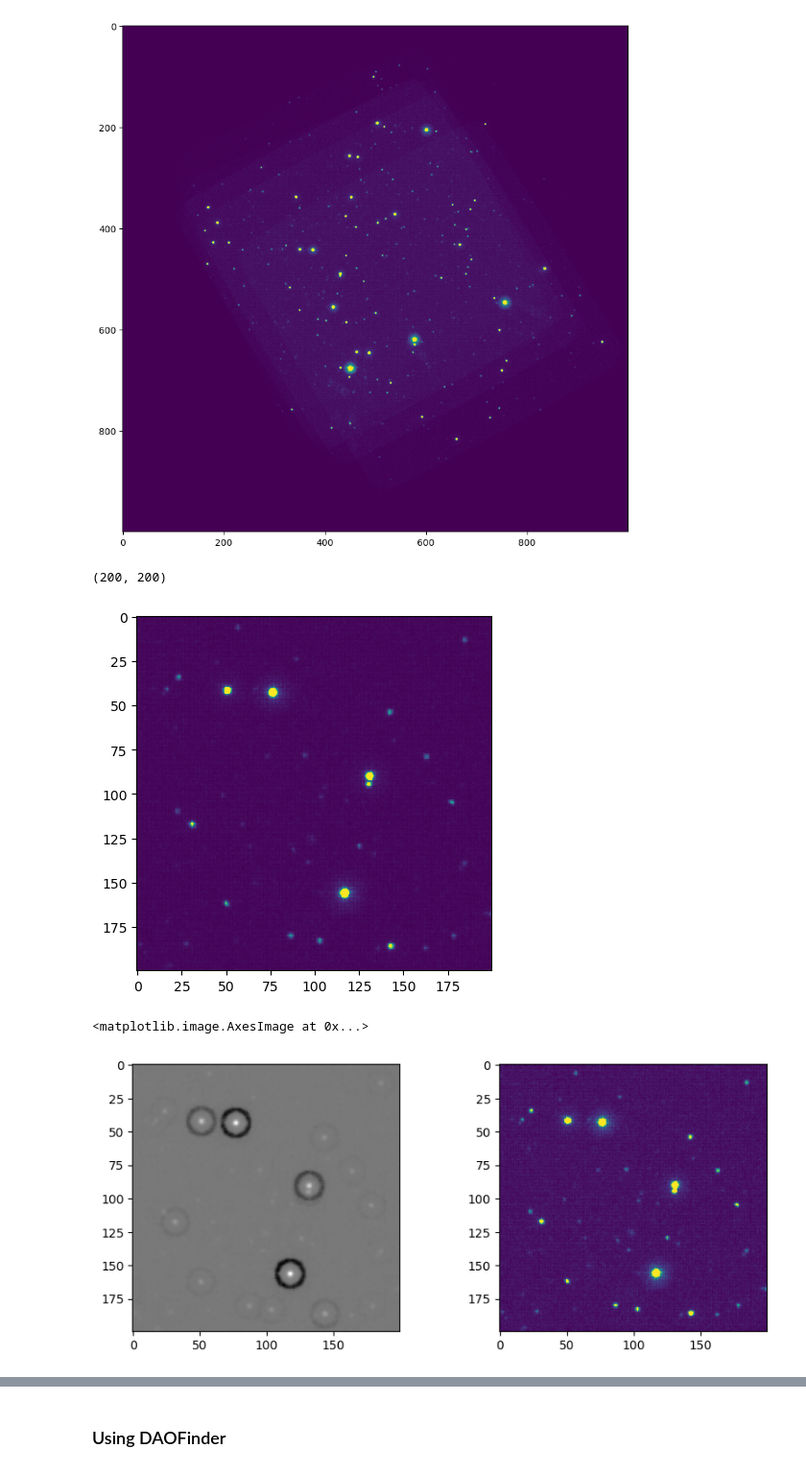
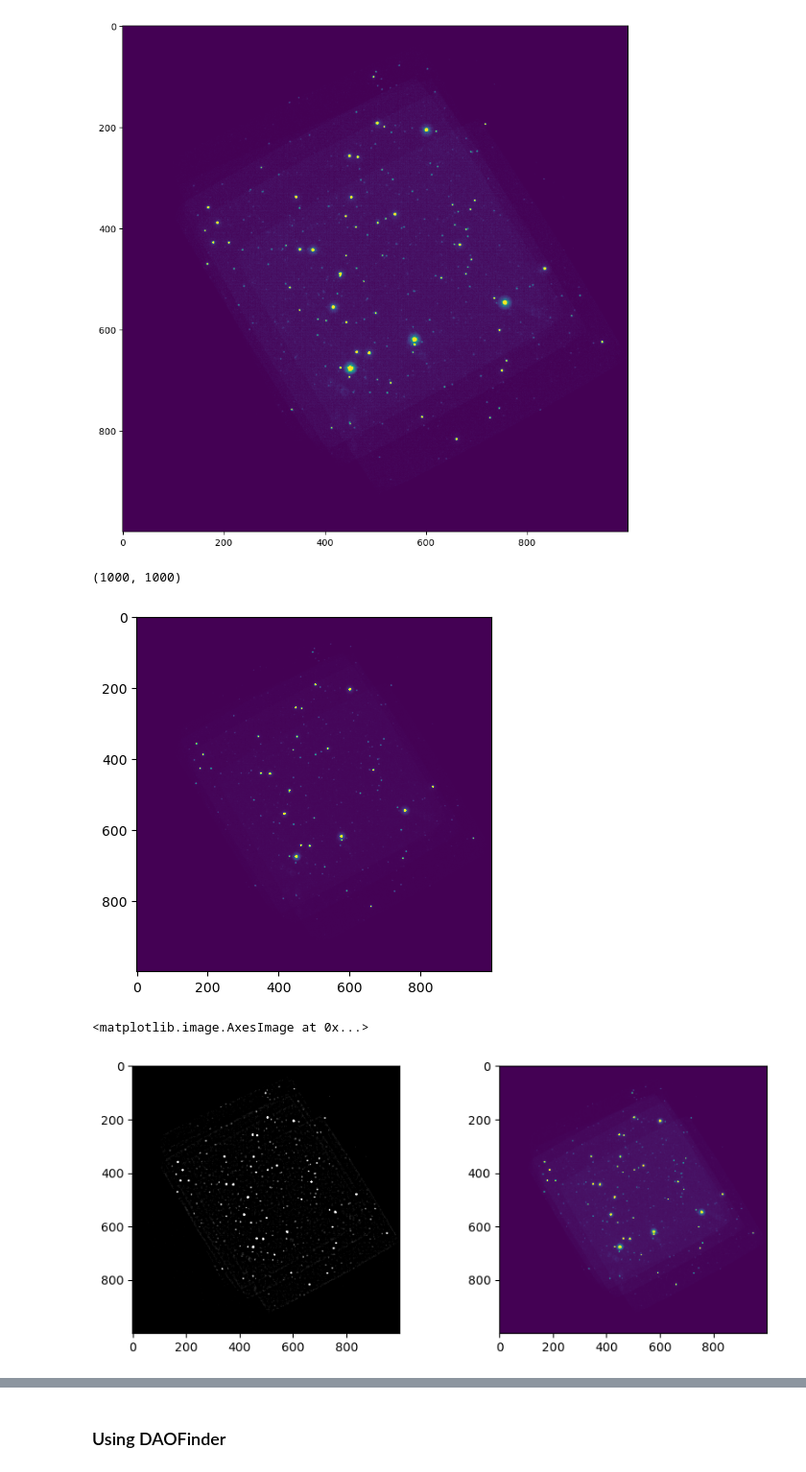
Before and after one commit to saphiooo/counting_stars, a Jupyter notebook: swift_uvot_events.ipynb, the cells around one changed output, grey strips where cells are left out. Shown at 96% size. Drawn from its saved outputs; the diff is of its cells as text; code cells hidden in the pictures.

```diff
--- a/swift_uvot_events.ipynb
+++ b/swift_uvot_events.ipynb
@@ -218,12 +222,12 @@ def calculate_ratio (testImg, x, y):
 
     return signal/total_noise
 # %%
-testImg = flatImg[400:600, 300:500]
+testImg = flatImg
 plt.imshow(testImg, vmin=0, vmax=500)
 testImg.shape
 # %% [output]
-(200, 200)
+(1000, 1000)
-[figure, old version]
+[figure, new version]
 # %%
 snrImg = np.zeros(testImg.shape)
 offset = int((annulus_size + 1)/2)
@@ -232,11 +236,11 @@ for i in range(-offset, len(testImg) - offset):
         snrImg[i + offset, j + offset] = calculate_ratio(testImg, i, j)
 # %%
 fig, axes = plt.subplots(nrows=1, ncols=2, figsize=(10, 4))
-axes[0].imshow(snrImg, cmap='gray')
+axes[0].imshow(snrImg, cmap='gray', vmin=0, vmax=15)
 axes[1].imshow(testImg, vmin=0, vmax=200)
 # %% [output]
 <matplotlib.image.AxesImage at 0x...>
-[figure, old version]
+[figure, new version]
 # %%
 snrData = snrImg.flatten()
 # %%
```
Also changed, not shown: parts of 34 cells of this notebook, 1 other file.
